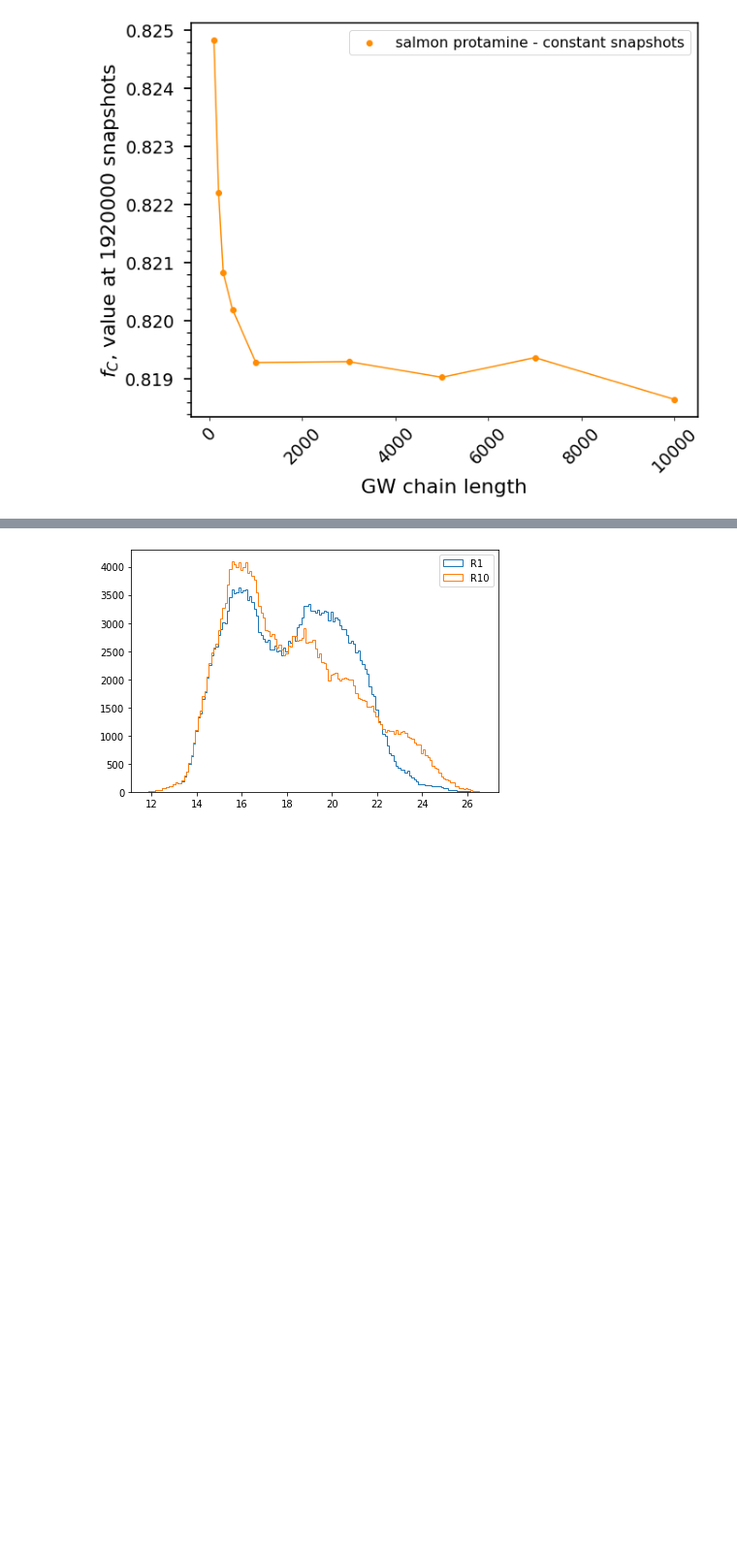
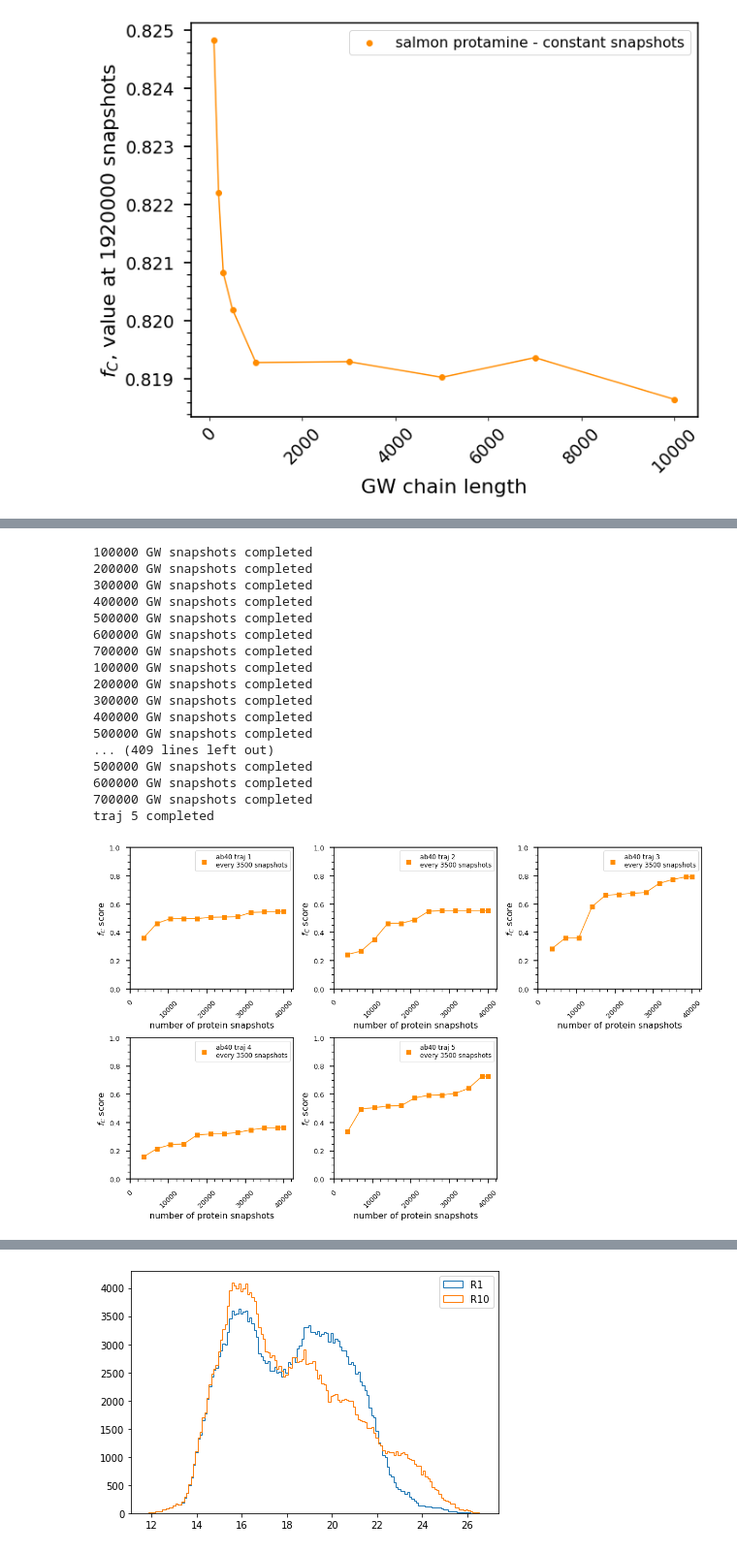
Before and after one commit to hshadman/disordered_protein_polymer_chain_theory, a Jupyter notebook: summary_SAW_RW/reviewer_comments_from_BJ.ipynb, the cells around one changed output, grey strips where cells are left out. Shown at 97% size. Cells and saved outputs as stored; diff of their text form; code cells hidden in the pictures; blank space fills up the shorter version.

```diff
--- a/summary_SAW_RW/reviewer_comments_from_BJ.ipynb
+++ b/summary_SAW_RW/reviewer_comments_from_BJ.ipynb
@@ -1260,0 +1477,73 @@ ax.legend(fontsize=16)
+# %%
+#increasing protein snapshot count for EACH trajectory
+#pay attention to # of snapshots as that is done manually
+
+fig,axs = plt.subplots(nrows=2,ncols=3,figsize=(16,10))
+
+#ylim is specific to protein, pay attention here
+ylim_max = 1
+
+#every_xth_snap should be changed if we have different from 40000 snapshots, we have 40000/traj now
+every_xth_snap = 3500
+
+#protein label to use in figure
+protein_lab = 'ab40'
+chos_protein = ab40_ff14sb_rg_ree_ratheatmap_noimage.copy()
+sim_all = chos_protein.sim.unique()
+
+for traj,ax in zip(sim_all,axs.ravel()):
+    protein_snaps=[]
+    fA_value_3rd_protein=[]
+    for every_ith_snap in range(every_xth_snap,chos_protein[chos_protein.sim==traj].shape[0]+every_xth_snap,
+                                every_xth_snap):
+        protein_snaps.append(chos_protein[chos_protein.sim==traj]['ratio'].values[:every_ith_snap].shape[0])
+        fA_value_3rd_protein.append(fA_using_cdist(chos_protein[chos_protein.sim==traj],
+                                               protein_lab,'protein',GW_ind_runs_chainlen100,
+                                               24,every_ith_snap,1,0.1))
+
+    ax.scatter(protein_snaps,fA_value_3rd_protein,
+               label=f'{protein_lab} traj {traj}\nevery {every_xth_snap} snapshots',
+               color='darkorange',
+               marker='s',s=80)
+    ax.plot(protein_snaps,
+           fA_value_3rd_protein,
+           color='darkorange')
+    plt.setp(ax.get_xticklabels(),fontsize=13,rotation=45)
+    plt.setp(ax.get_yticklabels(),fontsize=13)
+    ax.set_xlabel('number of protein snapshots',fontsize=16)
+    ax.set_ylabel('$f_C$ score',fontsize=16)
+    ax.set_ylim(0,ylim_max)
+    ax.set_xlim(0,chos_protein[chos_protein.sim==traj].shape[0]+2500)
+    for i in ['top', 'left', 'right', 'bottom']:
+        ax.spines[i].set_linewidth(1.6)
+    ax.minorticks_on()
+    ax.tick_params(axis='both', which='major', labelsize=13, width = 1.7, size = 8,pad=10)
+    ax.tick_params(axis='both', which='minor', width = 1.2, size = 5)
+    ax.legend(loc='upper right',fontsize=12)
+    print(f'traj {traj} completed')
+#remove excess subplots (i.e. subplots that are empty)
+for i in range(len(axs.ravel())-len(sim_all)):
+    axs.ravel()[-(i+1)].remove()
+
+
+fig.tight_layout()
+del chos_protein
+# %% [output]
+100000 GW snapshots completed
+200000 GW snapshots completed
+300000 GW snapshots completed
+400000 GW snapshots completed
+500000 GW snapshots completed
+600000 GW snapshots completed
+700000 GW snapshots completed
+100000 GW snapshots completed
+200000 GW snapshots completed
+300000 GW snapshots completed
+400000 GW snapshots completed
+500000 GW snapshots completed
+... (409 lines left out)
+500000 GW snapshots completed
+600000 GW snapshots completed
+700000 GW snapshots completed
+traj 5 completed
+[figure, added]
```
Also changed, not shown: parts of 9 cells of this notebook.
